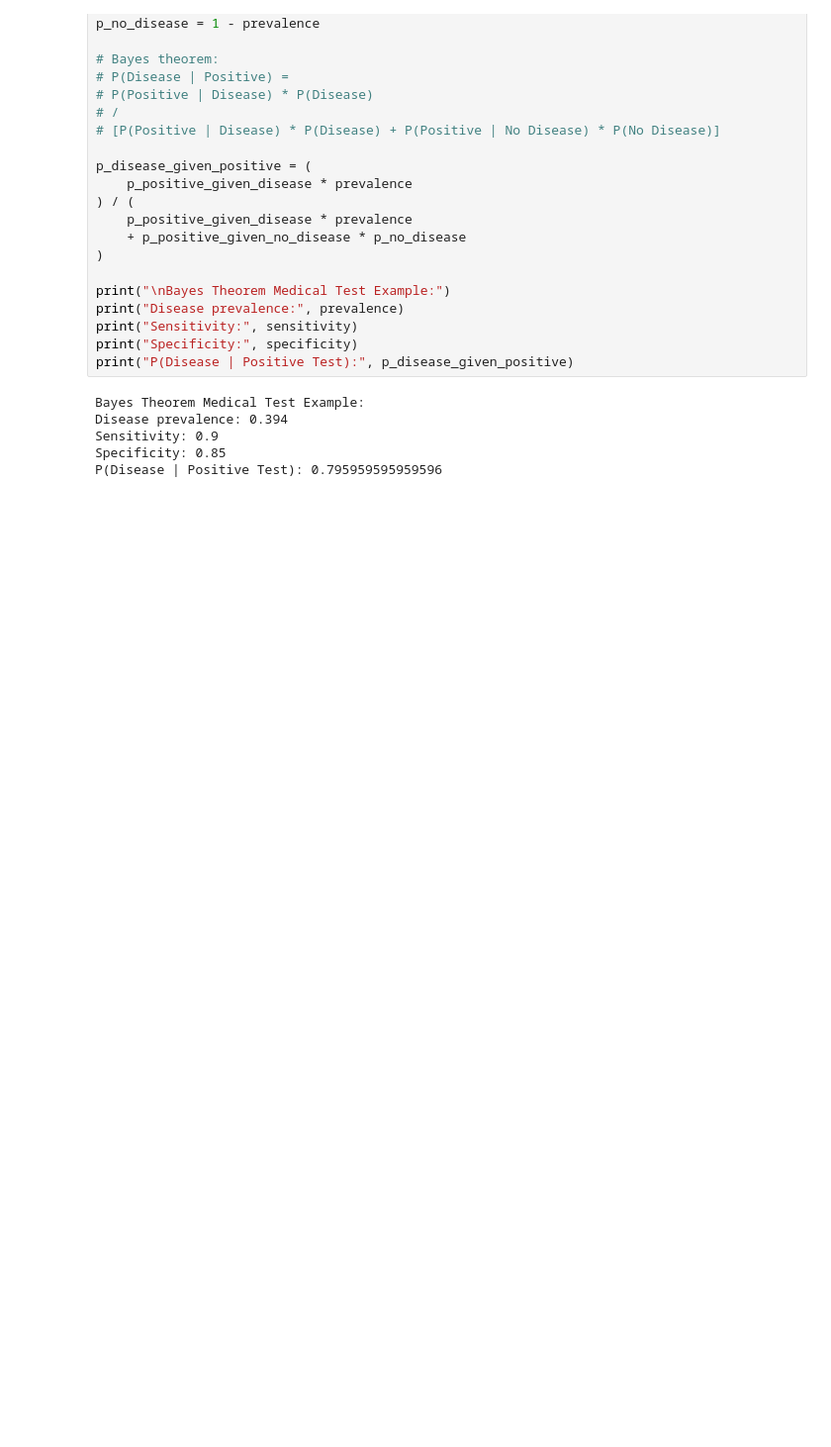
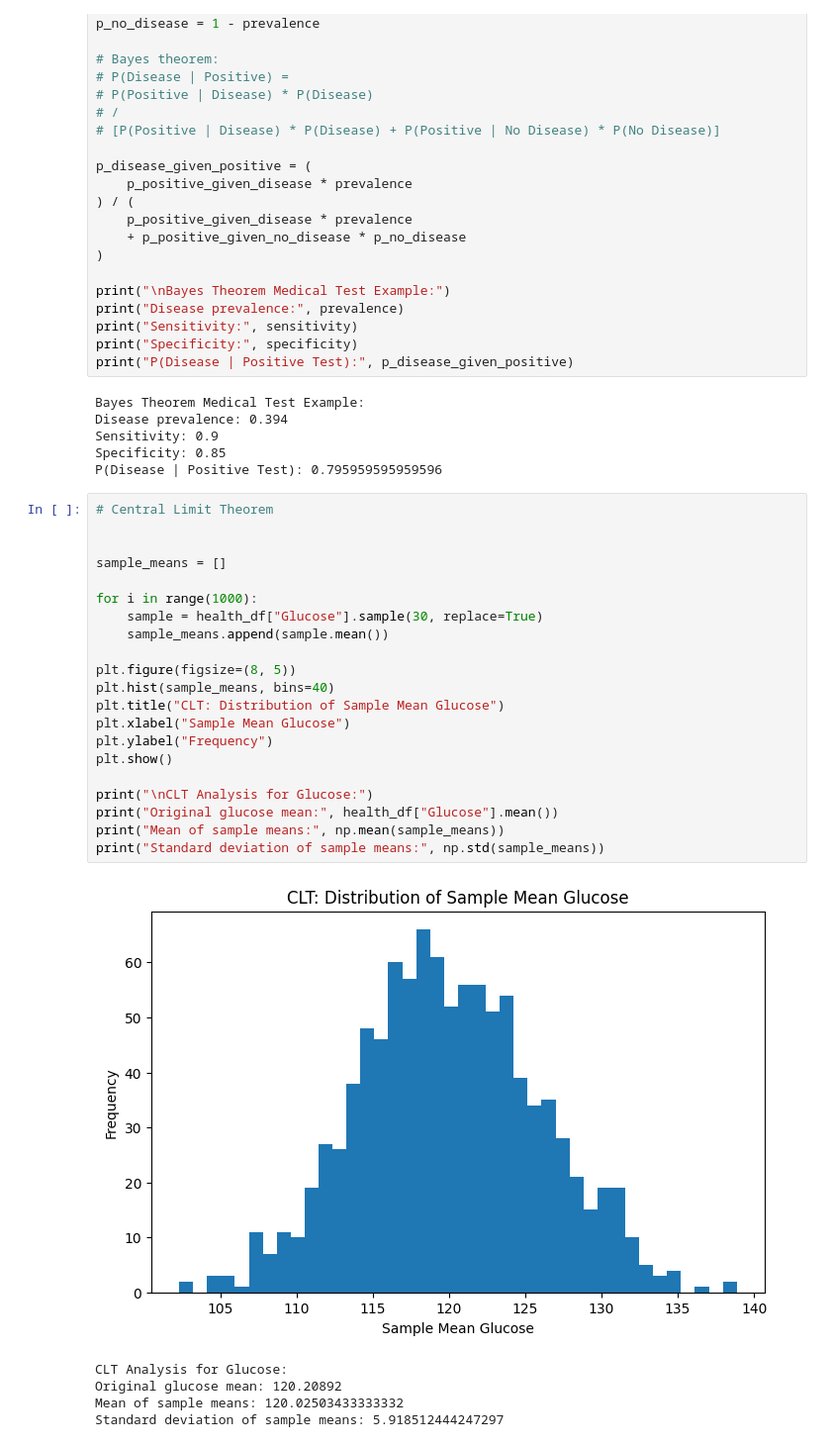
Before and after one commit to VKishore16-DS/Statistics, a Jupyter notebook: HEALTHCARE RISK PREDICTION/healthcare_risk_pred.ipynb, the cells around one changed output. Shown at 99% size. Saved outputs shown, nothing was run; the diff lists cells and outputs as text; blank space fills up the shorter version.

```diff
--- a/HEALTHCARE RISK PREDICTION/healthcare_risk_pred.ipynb
+++ b/HEALTHCARE RISK PREDICTION/healthcare_risk_pred.ipynb
@@ -386,3 +386,30 @@ Disease prevalence: 0.394
 Sensitivity: 0.9
 Specificity: 0.85
 P(Disease | Positive Test): 0.795959595959596
+# %%
+# Central Limit Theorem
+
+
+sample_means = []
+
+for i in range(1000):
+    sample = health_df["Glucose"].sample(30, replace=True)
+    sample_means.append(sample.mean())
+
+plt.figure(figsize=(8, 5))
+plt.hist(sample_means, bins=40)
+plt.title("CLT: Distribution of Sample Mean Glucose")
+plt.xlabel("Sample Mean Glucose")
+plt.ylabel("Frequency")
+plt.show()
+
+print("\nCLT Analysis for Glucose:")
+print("Original glucose mean:", health_df["Glucose"].mean())
+print("Mean of sample means:", np.mean(sample_means))
+print("Standard deviation of sample means:", np.std(sample_means))
+# %% [output]
+[figure, added]
+CLT Analysis for Glucose:
+Original glucose mean: 120.20892
+Mean of sample means: 120.02503433333332
+Standard deviation of sample means: 5.918512444247297
```
Also changed, not shown: parts of 1 cell of this notebook.
